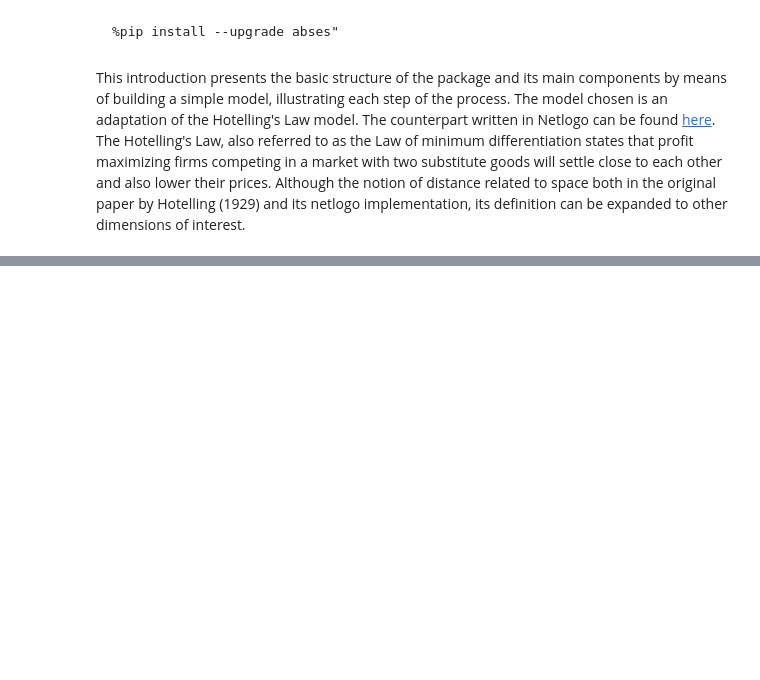
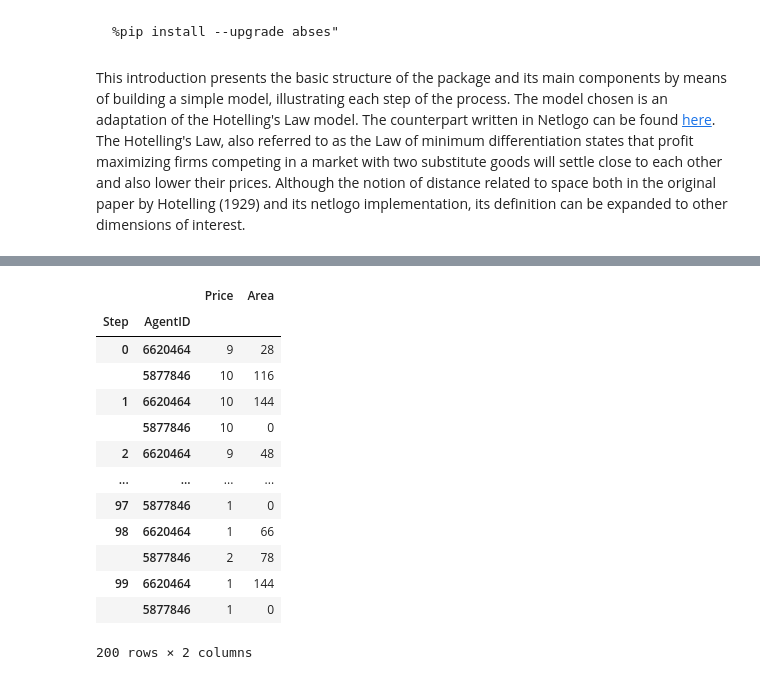
Before and after one commit to SongshGeoLab/ABSESpy, a Jupyter notebook: docs/tutorial/beginner/hotelling_full.ipynb, the cells around one changed output, grey strips where cells are left out. Saved outputs shown, nothing was run; the diff lists cells and outputs as text; code cells hidden in the pictures; blank space fills up the shorter version.

```diff
--- a/docs/tutorial/beginner/hotelling_full.ipynb
+++ b/docs/tutorial/beginner/hotelling_full.ipynb
@@ -33,7 +34,7 @@ class Shop(Actor):
         super().__init__(*args, **kwargs)
         self.price = 10
         self.area_count = 0
-        self.id = rng.integers(
+        self.unique_id = rng.integers(
             1e6, 1e7
         )  # FIXME: no two agents should have the same id
         # cached results
@@ -125,6 +126,11 @@ class Hotelling(MainModel):
                 layer=self.nature.major_layer, pos=tuple(positions[i])
             )
 
+        # Initialize a DataCollector object
+        self.datacollector = DataCollector(
+            self, agent_reporters={"Price": "price", "Area": "area_count"}
+        )
+
     def step(self):
         # recalculate areas and assign them to each agent
         areas = self.recalculate_areas()
@@ -137,6 +143,9 @@ class Hotelling(MainModel):
 
         # let price and positional changes take effect
         self.actors.trigger("advance")
+
+        # collect data
+        self.datacollector.collect()
 
     def recalculate_areas(self):
         areas = {}
@@ -182,0 +187,17 @@ tick[1] 2023-11-09 20:52:08tick[100] 2023-11-09 20:52:08
+# %%
+model.datacollector.get_agent_vars_dataframe()
+# %% [output]
+|  |  | Price | Area |
+| Step | AgentID |  |  |
+| 0 | 6620464 | 9 | 28 |
+|  | 5877846 | 10 | 116 |
+| 1 | 6620464 | 10 | 144 |
+|  | 5877846 | 10 | 0 |
+| 2 | 6620464 | 9 | 48 |
+| ... | ... | ... | ... |
+| 97 | 5877846 | 1 | 0 |
+| 98 | 6620464 | 1 | 66 |
+|  | 5877846 | 2 | 78 |
+| 99 | 6620464 | 1 | 144 |
+|  | 5877846 | 1 | 0 |
+200 rows × 2 columns
```
Also changed, not shown: parts of 2 cells of this notebook, 3 other files.
